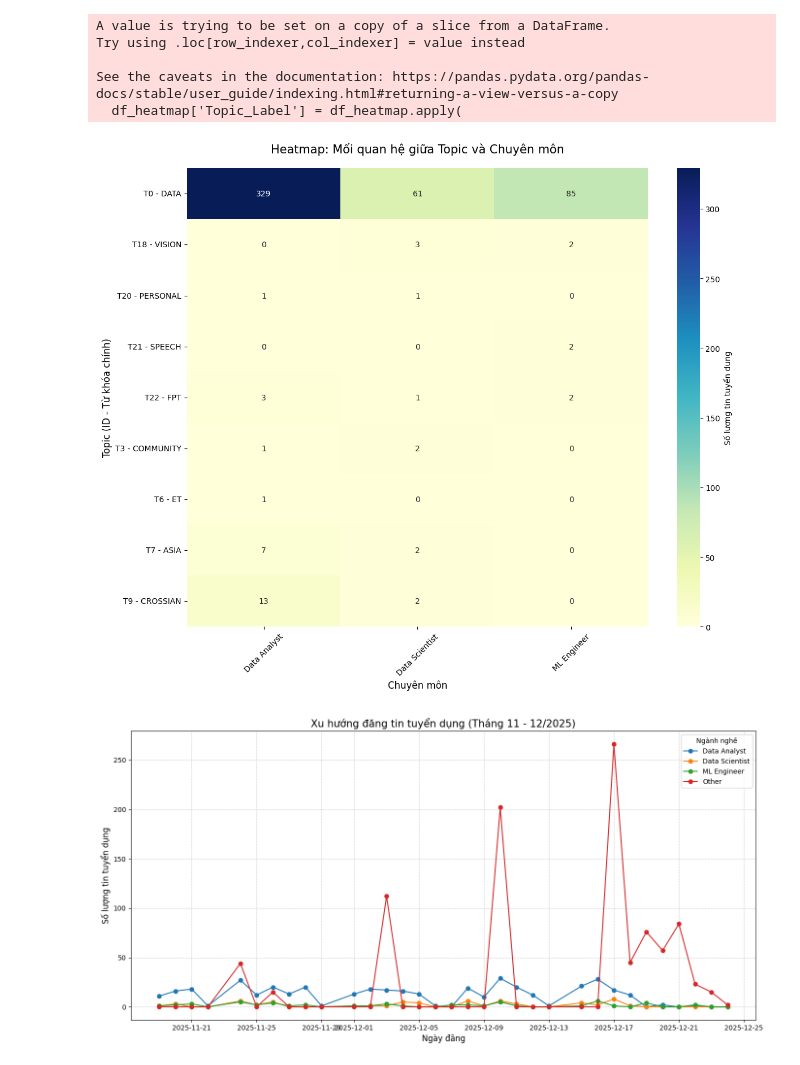
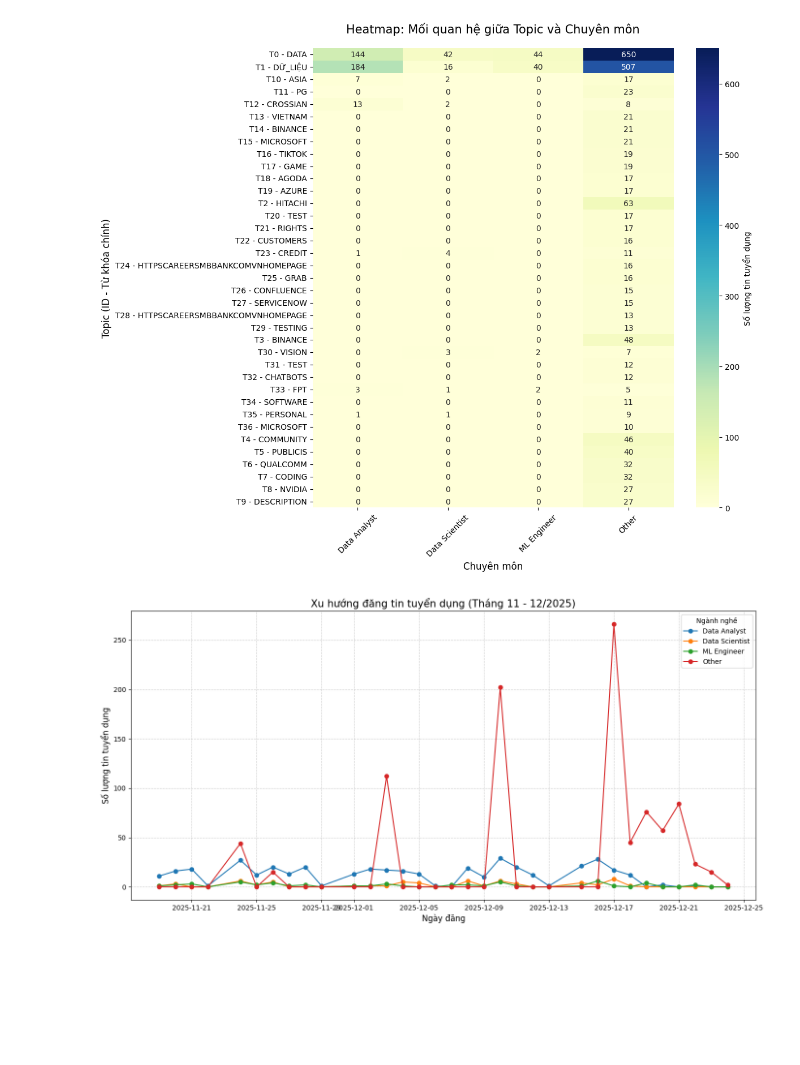
Before and after one commit to theanh-2k4/Project_Phan_Tich_Nghe_Nghiep, a Jupyter notebook: Code/Step3_Visualiztion.ipynb, the cells around one changed output. Drawn from its saved outputs; the diff is of its cells as text; code cells hidden in the pictures; blank space fills up the shorter version.

```diff
--- a/Code/Step3_Visualiztion.ipynb
+++ b/Code/Step3_Visualiztion.ipynb
@@ -41,43 +59,38 @@ for _, row in topic_list.iterrows():
 # %%
 # heatmap topic vs chuyên môn
-df_heatmap = df[df['Chuyên môn'].isin(['Data Analyst', 'Data Scientist', 'ML Engineer'])]
+df_heatmap = df[df['Chuyên môn'].isin(['Data Analyst', 'Data Scientist', 'ML Engineer','Other'])]
 def get_first_word(keywords):
     if pd.isna(keywords) or keywords == "Nhiễu/Không xác định":
         return "Nhiễu"
     return keywords.split(',')[0].strip().upper()
 
 # Tạo cột nhãn hiển thị: "ID - Từ khóa" (Ví dụ: "Topic 0 - DATA")
 df_heatmap['Topic_Label'] = df_heatmap.apply(
     lambda row: f"T{row['Topic_ID']} - {get_first_word(row['Topic_Keywords'])}", axis=1
 )
 
 # Tạo bảng tần suất (Pivot table)
 pivot_table = pd.crosstab(df_heatmap['Topic_Label'], df_heatmap['Chuyên môn'])
 
 # Loại bỏ hàng "Nhiễu"
 if "T-1 - Nhiễu" in pivot_table.index:
     pivot_table = pivot_table.drop("T-1 - Nhiễu")
 
 # Vẽ biểu đồ
 plt.figure(figsize=(12, 10))
 sns.heatmap(pivot_table, annot=True, fmt="d", cmap="YlGnBu", cbar_kws={'label': 'Số lượng tin tuyển dụng'})
 
 plt.title('Heatmap: Mối quan hệ giữa Topic và Chuyên môn', fontsize=15, pad=20)
 plt.xlabel('Chuyên môn', fontsize=12)
 plt.ylabel('Topic (ID - Từ khóa chính)', fontsize=12)
 plt.xticks(rotation=45)
 plt.tight_layout()
 
 # Lưu biểu đồ
 plt.savefig(r'../Figures/topic_specialization_heatmap.png')
 plt.show()
 # %% [output]
-A value is trying to be set on a copy of a slice from a DataFrame.
-Try using .loc[row_indexer,col_indexer] = value instead
-
-See the caveats in the documentation: https://pandas.pydata.org/pandas-docs/stable/user_guide/indexing.html#returning-a-view-versus-a-copy
-  df_heatmap['Topic_Label'] = df_heatmap.apply(
-[figure, old version]
+[figure, new version]
 # %%
 # Chỉ lấy dữ liệu trong khoảng 2 tháng gần nhất để biểu đồ rõ ràng
 df['Thời gian đăng'] = pd.to_datetime(df['Thời gian đăng'])
```
Also changed, not shown: parts of 2 cells of this notebook, 2 other files.
